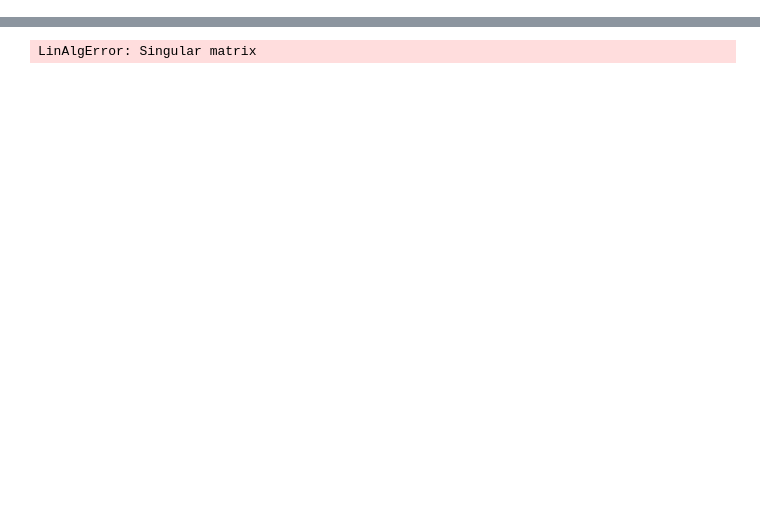
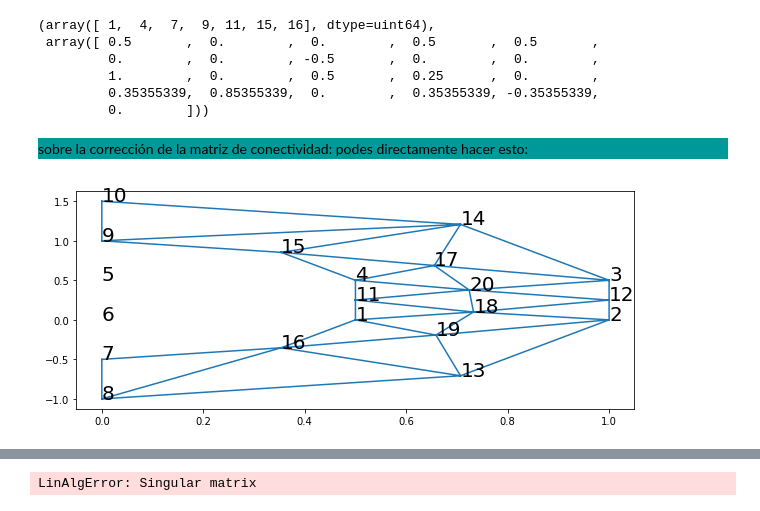
Before and after one commit to ivanwisnerdome/Modelizacion-2021-Ingenieria, a Jupyter notebook: Consultas/Karen/TrabajoFinal/AxisymmetricCerrado.ipynb, the cells around one changed output, grey strips where cells are left out. Saved outputs shown, nothing was run; the diff lists cells and outputs as text; code cells hidden in the pictures; blank space fills up the shorter version.

```diff
--- a/Consultas/Karen/TrabajoFinal/AxisymmetricCerrado.ipynb
+++ b/Consultas/Karen/TrabajoFinal/AxisymmetricCerrado.ipynb
@@ -86,3 +102,12 @@ NRig1 = gmsh.model.mesh.get_nodes_for_physical_group(1, Rig1)  # Nodos de eje tr
+# %%
+Npint
+# %% [output]
+(array([ 1,  4,  7,  9, 11, 15, 16], dtype=uint64),
+ array([ 0.5       ,  0.        ,  0.        ,  0.5       ,  0.5       ,
+         0.        ,  0.        , -0.5       ,  0.        ,  0.        ,
+         1.        ,  0.        ,  0.5       ,  0.25      ,  0.        ,
+         0.35355339,  0.85355339,  0.        ,  0.35355339, -0.35355339,
+         0.        ]))
 # %%
 # Nodos
 
@@ -94,18 +119,19 @@ MN = nodos[1].reshape(N , 3)             # Matriz de nodos
 
 e_tags, e = gmsh.model.mesh.get_elements_by_type(2)  # Información de los elementos tipo 2 (triangulares)
 MC = e.reshape([e_tags.shape[0],3])                  # Matriz de conectividad
-
-# Corrijo la MC para que se pueda graficar la red triangular.
-# El problema está en que tiene los index de los nodos, teniendo en cuenta los puntos p5 y p6 que son auxiliares, y la matriz de nodos NTri, no.
-MCc = MC.copy()
-for j, i in enumerate(MCc):
-    for h, k in enumerate(i):
-        if k>=6:
-            MCc[j][h]-=2
-MC=MCc.copy()
-
-# # Traccionados
-
-ent_Pint = gmsh.model.getEntitiesForPhysicalGroup(1, Pint)      # Entidad de elementos traccionados
-t1, t2, PintN = gmsh.model.mesh.getElements(1, ent_Pint[0])
-N_seg = PintN[0].reshape(t2[0].shape[0],2)  # Nodos de cada segmento de la entidad
+# %%
+
+import matplotlib.pyplot as plt
+plt.rc('figure', figsize=(15,8))
+plt.rc('axes', labelsize=10 )
+plt.rc('xtick', labelsize=10 )
+plt.rc('ytick', labelsize=10 )
+plt.rc('legend', fontsize=8)
+# %% [markdown]
+<div style="background-color:#009999">sobre la corrección de la matriz de conectividad: podes directamente hacer esto: </div>
+# %%
+plt.triplot(MN[:, 0], MN[:,1], MC-MC.min())
+for tag in nodos[0]:
+    plt.annotate(tag, (MN[int(tag-1),0], MN[int(tag-1),1]), fontsize=20)
+# %% [output]
+[figure, added]
```
Also changed, not shown: parts of 16 cells of this notebook.
